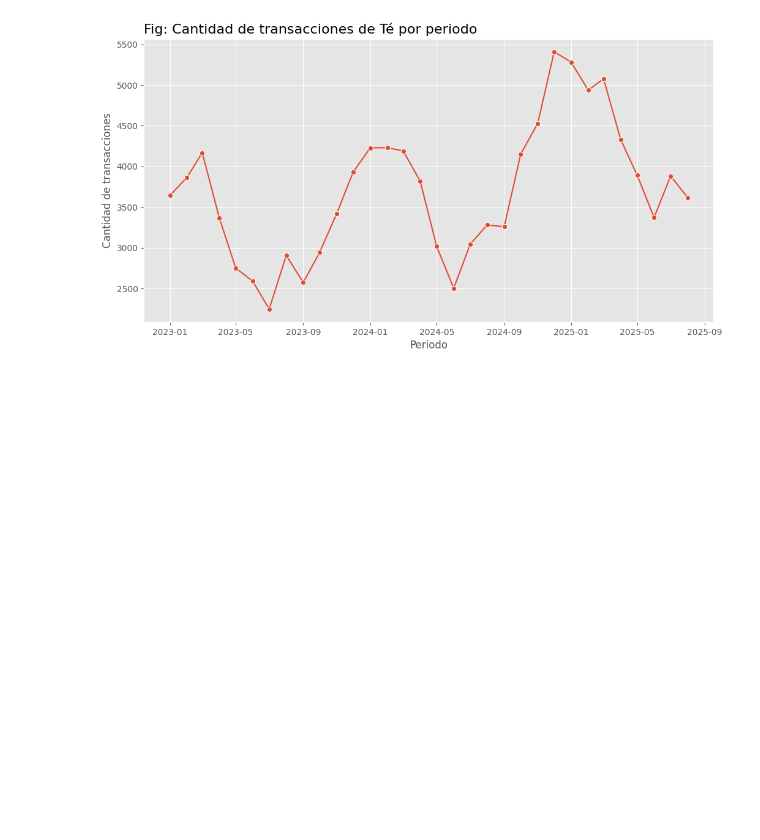
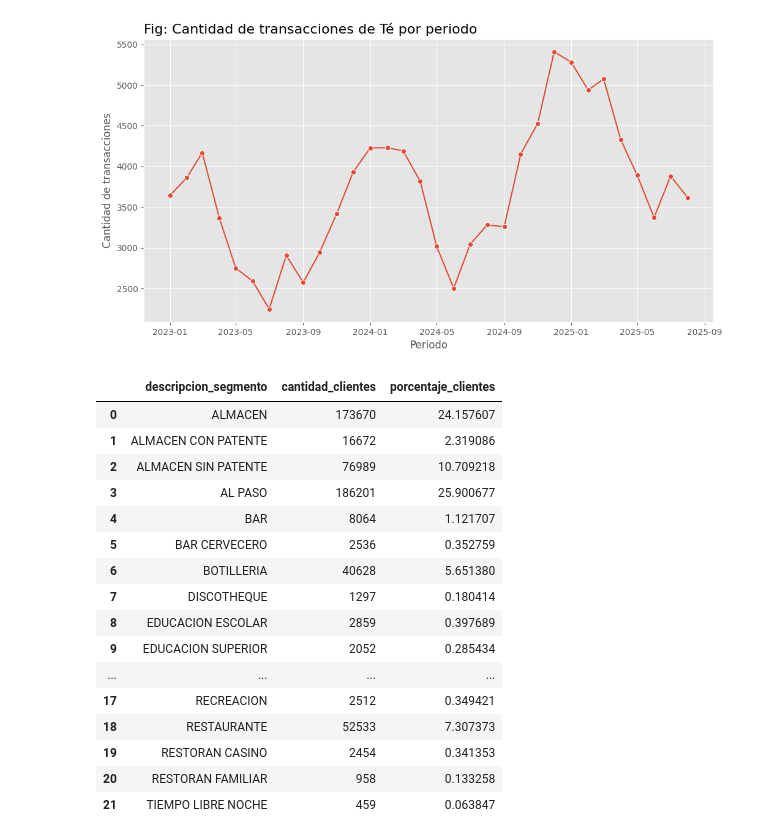
Before and after one commit to fjavier141/proyecto-final-magister-ds, a Jupyter notebook: notebooks/eda_diego.ipynb, the cells around one changed output. Cells and saved outputs as stored; diff of their text form; code cells hidden in the pictures; blank space fills up the shorter version.

```diff
--- a/notebooks/eda_diego.ipynb
+++ b/notebooks/eda_diego.ipynb
@@ -354,3 +350,40 @@ plt.grid(True)
 plt.show();
 # %% [output]
 [figure]
+# %%
+query = """
+SELECT
+    descripcion_segmento,
+    COUNT(DISTINCT id_cliente) AS cantidad_clientes
+FROM stg.base_clientes AS a
+LEFT JOIN stg.info_segmentos AS b
+    ON a.segmento = b.segmento
+WHERE descripcion_segmento NOT LIKE '%MAYORISTA%'
+GROUP BY 1
+ORDER BY 1 ASC;
+"""
+
+df_segmentos = conn_to_db(query)
+
+df_segmentos['porcentaje_clientes'] = (df_segmentos['cantidad_clientes'] / df_segmentos['cantidad_clientes'].sum()) * 100
+
+
+df_segmentos
+# %% [output]
+|  | descripcion_segmento | cantidad_clientes | porcentaje_clientes |
+| 0 | ALMACEN | 173670 | 24.157607 |
+| 1 | ALMACEN CON PATENTE | 16672 | 2.319086 |
+| 2 | ALMACEN SIN PATENTE | 76989 | 10.709218 |
+| 3 | AL PASO | 186201 | 25.900677 |
+| 4 | BAR | 8064 | 1.121707 |
+| 5 | BAR CERVECERO | 2536 | 0.352759 |
+| 6 | BOTILLERIA | 40628 | 5.651380 |
+| 7 | DISCOTHEQUE | 1297 | 0.180414 |
+| 8 | EDUCACION ESCOLAR | 2859 | 0.397689 |
+| 9 | EDUCACION SUPERIOR | 2052 | 0.285434 |
+| ... | ... | ... | ... |
+| 17 | RECREACION | 2512 | 0.349421 |
+| 18 | RESTAURANTE | 52533 | 7.307373 |
+| 19 | RESTORAN CASINO | 2454 | 0.341353 |
+| 20 | RESTORAN FAMILIAR | 958 | 0.133258 |
+| 21 | TIEMPO LIBRE NOCHE | 459 | 0.063847 |
```
Also changed, not shown: parts of 4 cells of this notebook.
